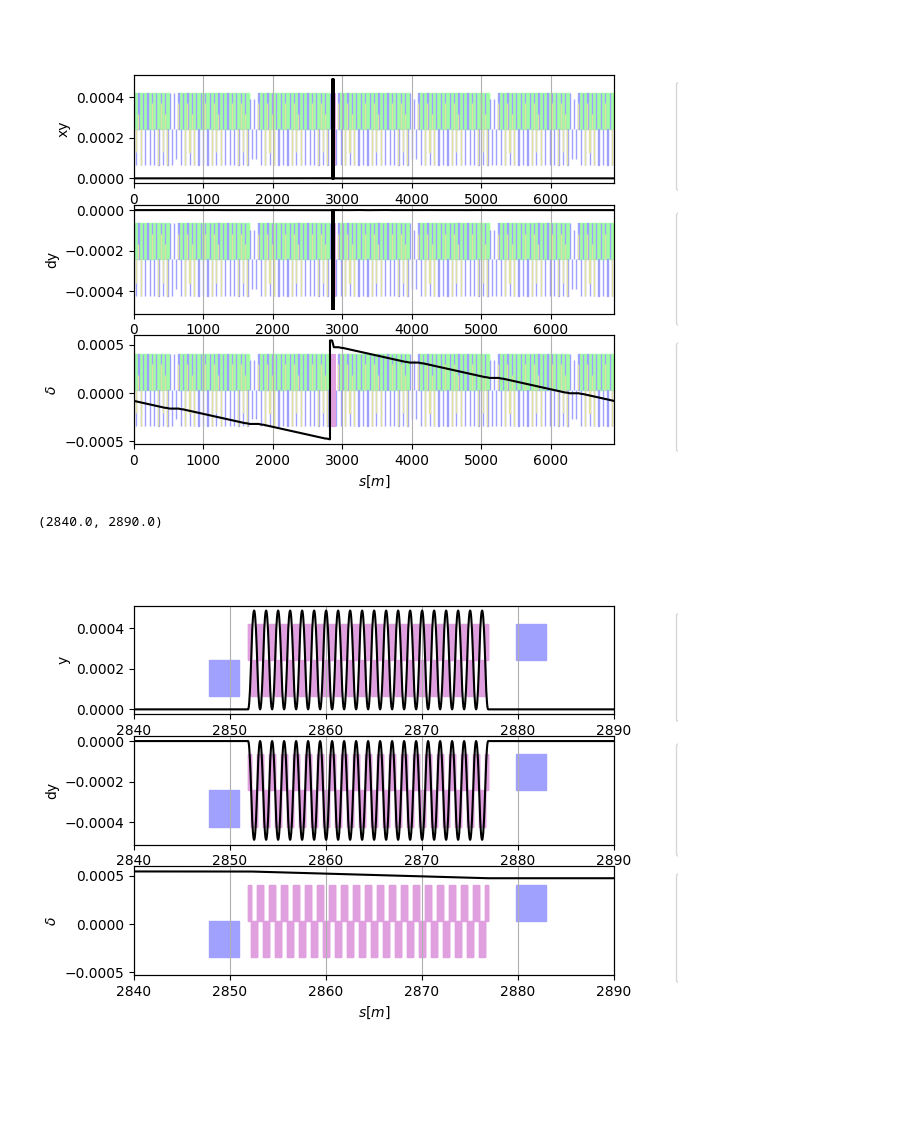
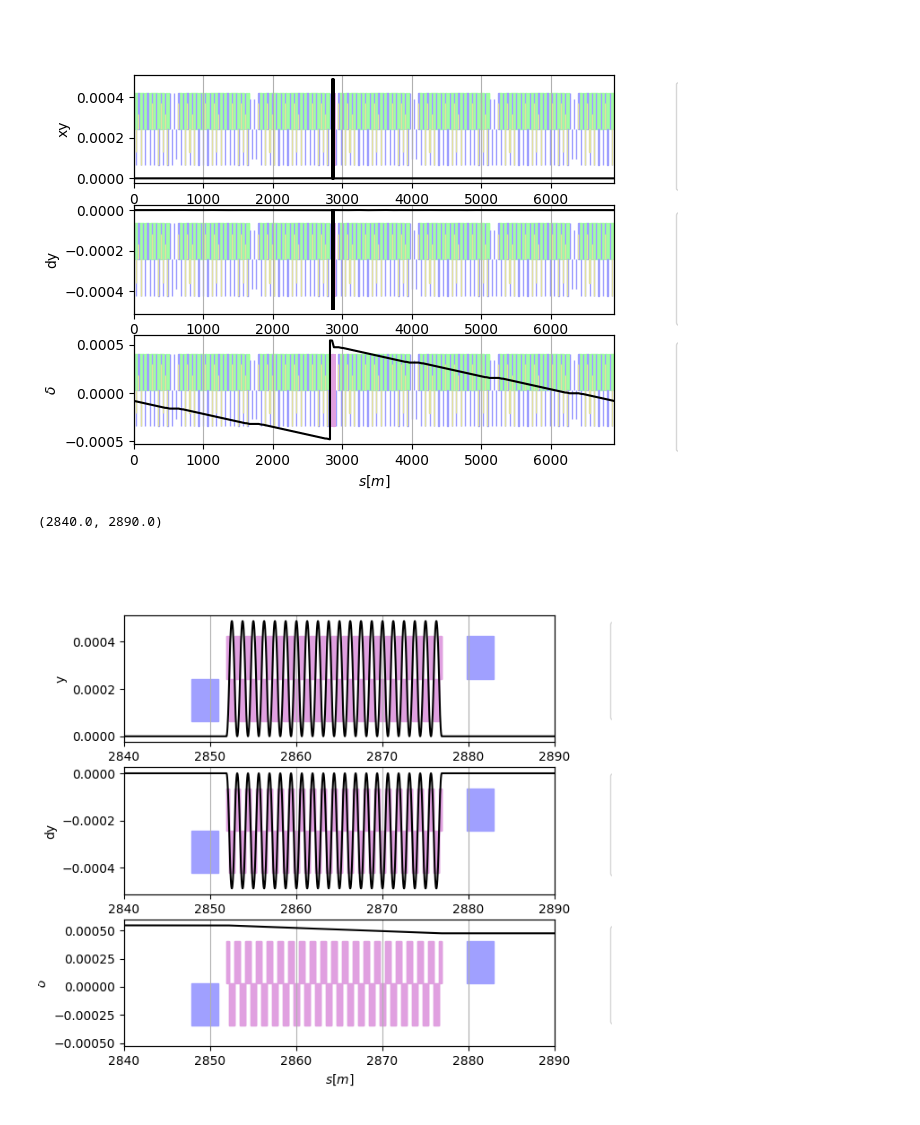
Before and after one commit to xsuite/tutorial_wiggler, a Jupyter notebook: notebook_00_sps_wiggler.ipynb, the cells around one changed output. Cells and saved outputs as stored; diff of their text form; code cells hidden in the pictures; blank space fills up the shorter version.

```diff
--- a/notebook_00_sps_wiggler.ipynb
+++ b/notebook_00_sps_wiggler.ipynb
@@ -100,18 +101,18 @@ plt.subplots_adjust(left=.15)
 [figure]
 # %%
 # Zoom on the wiggler
-plt.figure(figsize=(6.4, 4.8*1.3)
+plt.figure(figsize=(6.4, 4.8*1.3))
 ax0 = plt.subplot(3,1,1)
 tw.plot('y', ax=ax0)
 plt.ylabel('y')
 ax1 = plt.subplot(3,1,2, sharex=ax0)
 tw.plot('dy', ax=ax1)
 plt.ylabel('dy')
 ax2 = plt.subplot(3,1,3, sharex=ax0)
 tw.plot('delta', ax=ax2)
 plt.ylabel(r'$\delta$')
 plt.subplots_adjust(left=.15)
 plt.xlim(2840, 2890)
 # %% [output]
 (2840.0, 2890.0)
-[figure, old version]
+[figure, new version]
```
Also changed, not shown: parts of 1 cell of this notebook.
